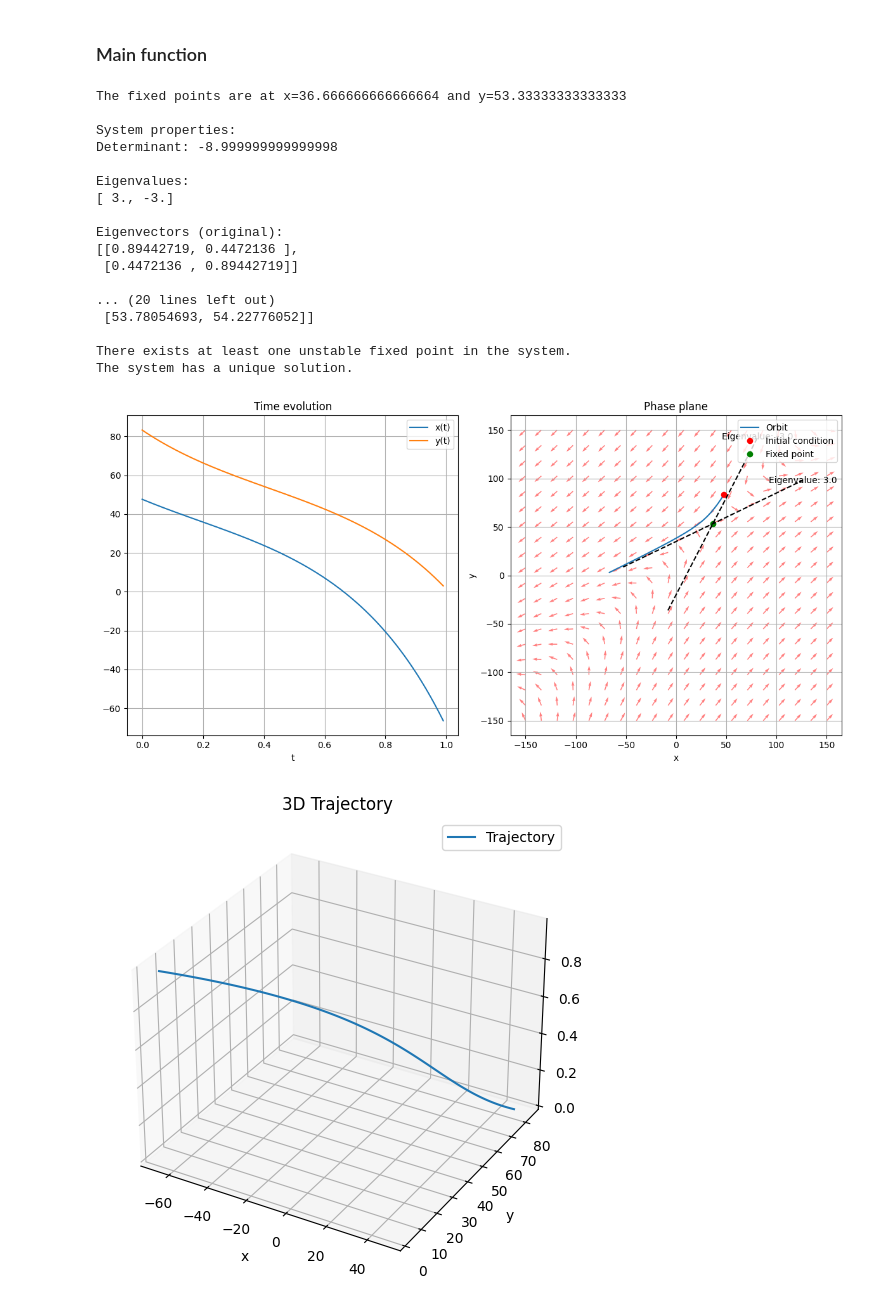
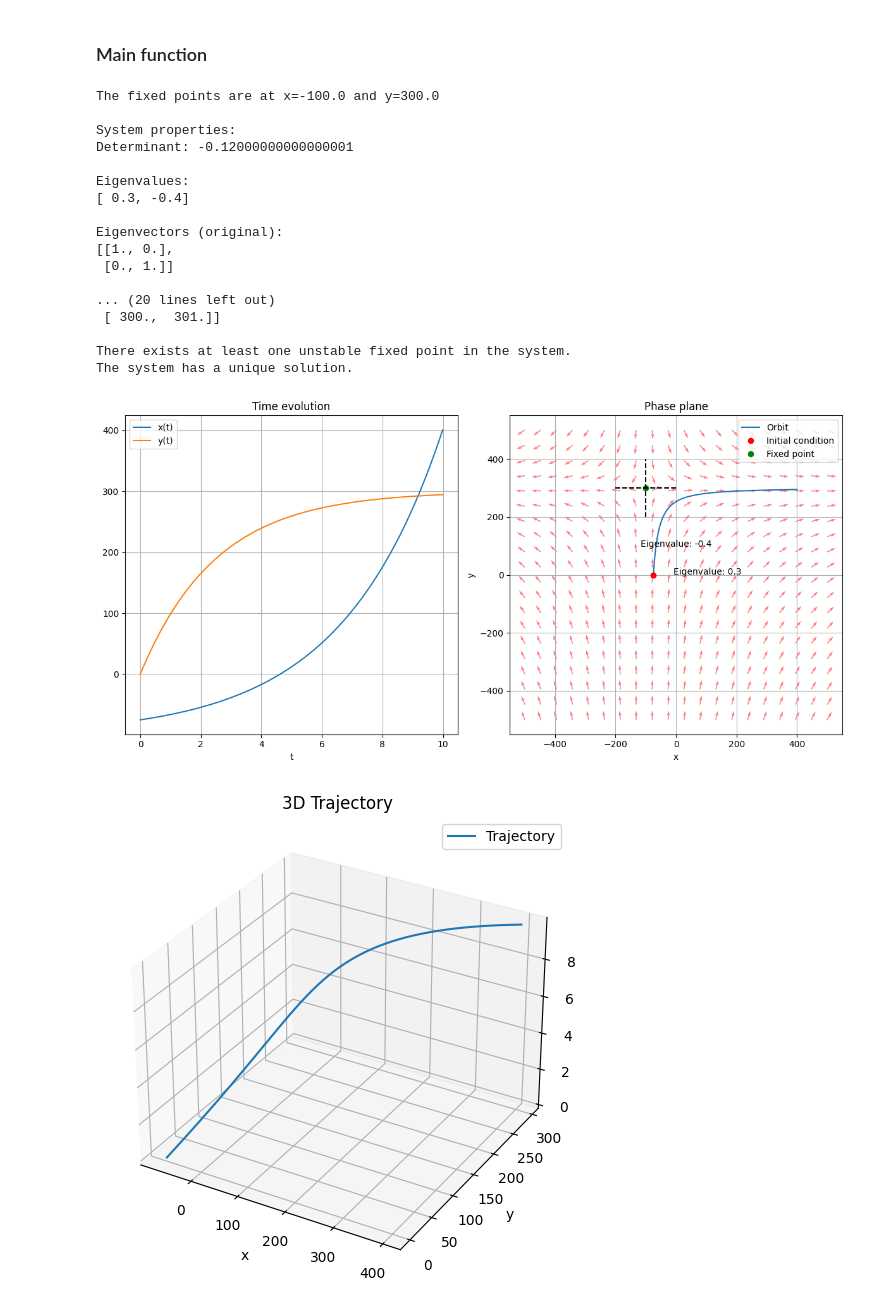
Before and after one commit to marcosgvjunior/Bidimensional-FirstOrder-Dynamical-Systems, a Jupyter notebook: BidimensionalFirstOrderODEs.ipynb, the cells around one changed output. Cells and saved outputs as stored; diff of their text form; code cells hidden in the pictures.

```diff
--- a/BidimensionalFirstOrderODEs.ipynb
+++ b/BidimensionalFirstOrderODEs.ipynb
@@ -426,7 +426,7 @@ def plot_results_linear(time, x_vals, y_vals, x0, y0, xf_val, yf_val, a_val, b_v
     axs[1].plot(xf_val, yf_val, 'go', label='Fixed point')
 
     # calculate the vector field
-    X, Y = np.meshgrid(np.linspace(-150, 150, 20), np.linspace(-150, 150, 20))
+    X, Y = np.meshgrid(np.linspace(-350, 350, 20), np.linspace(-350, 350, 20))
     U = a_val * X + b_val * Y
     V = c_val * X + d_val * Y
     # normalize the arrows so that their size represents their speed
@@ -440,11 +440,15 @@ def plot_results_linear(time, x_vals, y_vals, x0, y0, xf_val, yf_val, a_val, b_v
     # plot the eigenspaces
     for eigenvalue, eigenvector in zip(eigvals, eigvecs.T):
         if np.isreal(eigenvalue):
-            start, end = -100 * eigenvector, 100 * eigenvector
+            multiplicative_factor = 200
+            start, end = -multiplicative_factor * eigenvector, multiplicative_factor * eigenvector
             axs[1].plot([start[0], end[0]], [start[1], end[1]], 'k--')
 
             # place the label at the end of the line
-            axs[1].text(end[0], end[1], f'Eigenvalue: {round(eigenvalue, 4)}', va='center', ha='center')
+            label_pos = (multiplicative_factor*1.1) * eigenvector
+            if abs(label_pos[1]) < 1e-5:
+                label_pos[1] += 10
+            axs[1].text(label_pos[0], label_pos[1], f'Eigenvalue: {round(eigenvalue, 4)}', va='center', ha='center')
 
     axs[1].set_xlabel('x')
     axs[1].set_ylabel('y')
@@ -492,12 +496,12 @@ def main():
     }
 
     # Select the parameter ex you want to use
-    selected_ex = 'ex17'
+    selected_ex = 'ex19'
     A = param_exs[selected_ex]
 
     # set parameters and initial conditions
-    state0 = [11.0, 30]
-    t = np.arange(0.0, 1.0, 0.01)
+    state0 = np.array([50.0, 110.0])
+    t = np.arange(0.0, 1.2, 0.01)
 
     # analyze the system
     properties, stability, uniqueness = system_properties(A)
@@ -567,7 +568,7 @@ def main():
     }
 
     # Select the parameter ex
-    selected_ex = 'critically_damped'
+    selected_ex = 'overdamped'
     m = param_exs[selected_ex]['m']
     k = param_exs[selected_ex]['k']
     alpha = param_exs[selected_ex]['alpha']
@@ -706,7 +704,7 @@ def plot_results_linear(time, x_vals, y_vals, x0, y0, xf_val, yf_val, a_val, b_v
     axs[1].plot(xf_val, yf_val, 'go', label='Fixed point')
 
     # calculate the vector field
-    X, Y = np.meshgrid(np.linspace(-150, 150, 20), np.linspace(-150, 150, 20))
+    X, Y = np.meshgrid(np.linspace(-500, 500, 20), np.linspace(-500, 500, 20))
     U = a_val * X + b_val * Y + g[0]
     V = c_val * X + d_val * Y + g[1]
     # normalize the arrows so that their size represents their speed
@@ -722,12 +720,16 @@ def plot_results_linear(time, x_vals, y_vals, x0, y0, xf_val, yf_val, a_val, b_v
     # plot the eigenspaces
     for eigenvalue, eigenvector in zip(eigvals, eigvecs.T):
         if np.isreal(eigenvalue):
+            multiplicative_factor = 100
             # translate the eigenvector by the fixed point coordinates
-            start, end = -100 * eigenvector + fixed_point, 100 * eigenvector + fixed_point
+            start, end = -multiplicative_factor * eigenvector + fixed_point, multiplicative_factor * eigenvector + fixed_point
             axs[1].plot([start[0], end[0]], [start[1], end[1]], 'k--')
 
             # place the label at the end of the line
-            axs[1].text(end[0], end[1], f'Eigenvalue: {round(eigenvalue, 4)}', va='center', ha='center')
+            label_pos = (multiplicative_factor*1.05) * eigenvector
+            if abs(label_pos[1]) < 1e-5:
+                label_pos[1] += 10
+            axs[1].text(label_pos[0], label_pos[1], f'Eigenvalue: {round(eigenvalue, 4)}', va='center', ha='center')
 
     axs[1].set_xlabel('x')
     axs[1].set_ylabel('y')
@@ -775,7 +777,7 @@ def main():
     }
 
     # Select the parameter ex you want to use
-    selected_ex = 'ex19'
+    selected_ex = 'ex7'
     A = param_exs[selected_ex]
 
     # set non-homegenous values
@@ -786,8 +788,8 @@ def main():
     print(f"The fixed points are at x={xf_val} and y={yf_val}")
 
     # set parameters and initial conditions
-    state0 = np.array([11.0, 30]) + np.array([xf_val, yf_val])
-    t = np.arange(0.0, 1.0, 0.01)
+    state0 = np.array([-75.0, 0.0]) #+ np.array([xf_val, yf_val])
+    t = np.arange(0.0, 10.0, 0.01)
 
     # solve the system of ODEs
     state = solve_odes_Num(state0, t, A, g)
@@ -811,38 +813,38 @@ def main():
     for eigenvalue, eigenspace in properties['eigen spaces'].items():
         # calculate the translated eigenspace
         translated_eigenspace = eigenspace + np.array([xf_val, yf_val])[:, None]
         print(f"Eigen space for eigenvalue {eigenvalue} (original): \n{np.array2string(eigenspace, separator=', ')}\n")
         print(f"Eigen space for eigenvalue {eigenvalue} (translated): \n{np.array2string(translated_eigenspace, separator=', ')}\n")
     print(stability)
     print(uniqueness)
 
     # plot the results
     a, b, c, d = A[0, 0], A[0, 1], A[1, 0], A[1, 1]
     # plot_results_linear(t, x_vals, y_vals, state0[0], state0[1], xf_val, yf_val, a, b, c, d)
     plot_results_linear(t, x_vals, y_vals, state0[0], state0[1], xf_val, yf_val, a, b, c, d, properties['eigenvalues'], properties['eigenvectors'], g)
 
     # plot the 3D trajectory
     plot_3D_trajectory(x_vals, y_vals, t)
 
 if __name__ == "__main__":
     main()
 # %% [output]
-The fixed points are at x=36.666666666666664 and y=53.33333333333333
+The fixed points are at x=-100.0 and y=300.0
 
 System properties:
-Determinant: -8.999999999999998
+Determinant: -0.12000000000000001
 
 Eigenvalues:
-[ 3., -3.]
+[ 0.3, -0.4]
 
 Eigenvectors (original):
-[[0.89442719, 0.4472136 ],
- [0.4472136 , 0.89442719]]
+[[1., 0.],
+ [0., 1.]]
 
 ... (20 lines left out)
- [53.78054693, 54.22776052]]
+ [ 300.,  301.]]
 
 There exists at least one unstable fixed point in the system.
 The system has a unique solution.
-[figure, old version]
+[figure, new version]
-[figure, old version]
+[figure, new version]
```
Also changed, not shown: parts of 2 cells of this notebook.
